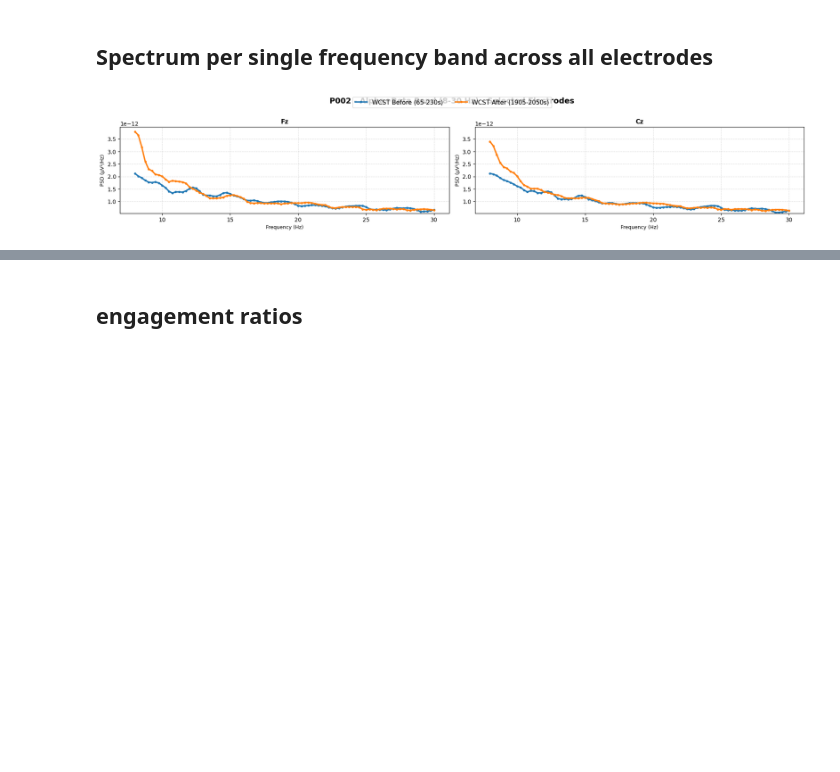
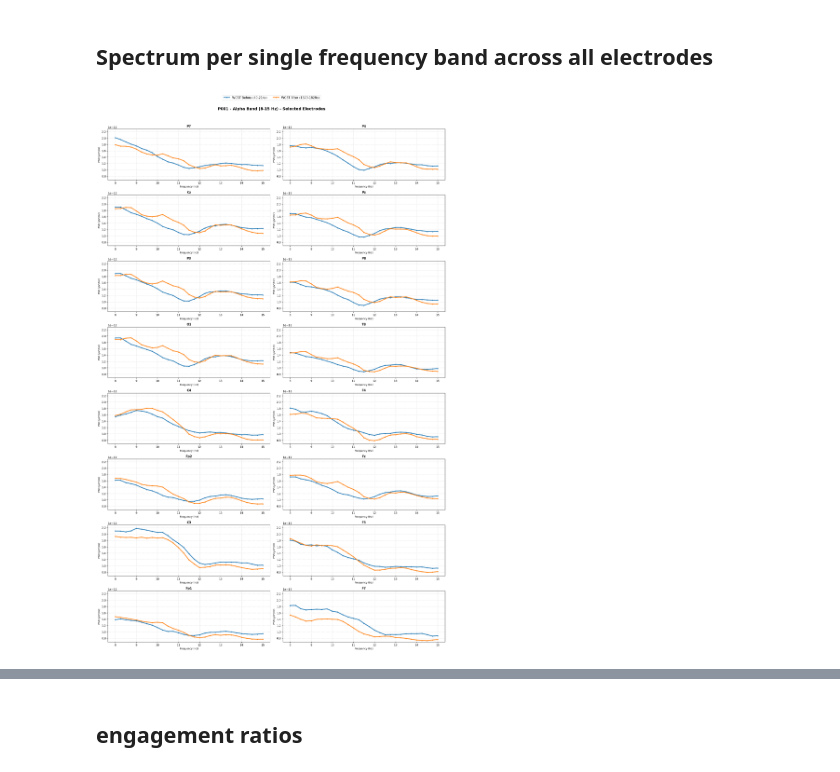
Before and after one commit to NadimSALEEM/0x2x2dual_WCST_analysis, a Jupyter notebook: 2-back/eeg/2back_eeg.ipynb, the cells around one changed output, grey strips where cells are left out. Cells and saved outputs as stored; diff of their text form; code cells hidden in the pictures; blank space fills up the shorter version.

```diff
--- a/2-back/eeg/2back_eeg.ipynb
+++ b/2-back/eeg/2back_eeg.ipynb
@@ -168,9 +168,14 @@ manual_intervals_by_subject = {
     # "P004": {"WCST Before": (0, 150), "WCST After": (1047, 1190)},
 }
 
-# Leave [] to use all EEG electrodes everywhere downstream.
-selected_electrodes_for_spectrum = ["Fz", "Cz"]
-# selected_electrodes_for_spectrum = []
+# Use all EEG electrodes except T7 and F8
+exclude_electrodes_for_spectrum = {"T7", "F8", "O2"}
+
+first_raw = next(iter(raw_bp_by_subject.values()))
+all_eeg_channels = [first_raw.ch_names[idx] for idx in mne.pick_types(first_raw.info, eeg=True, meg=False)]
+
+selected_electrodes_for_spectrum = [ch for ch in all_eeg_channels if ch not in exclude_electrodes_for_spectrum]
+print("Selected electrodes:", selected_electrodes_for_spectrum)
 
 fmin, fmax = 1.0, 40.0
 spectrum_results = {}
@@ -270,9 +276,9 @@ freq_bands = {
 }
 
 # Select which band to plot
-selected_band = "Alpha+Beta"  # Change to any band name above
-subject_for_band = "P002"  # Change to P002/P003/P004 as needed
-selected_electrodes = []
+selected_band = "Alpha"  # Change to any band name above
+subject_for_band = "P001"  # Change to P002/P003/P004 as needed
+selected_electrodes = selected_electrodes_for_spectrum
 
 if selected_band not in freq_bands:
     available = ", ".join(list(freq_bands.keys()))
@@ -339,31 +345,31 @@ for plot_idx, ch_idx in enumerate(selected_indices):
         band_mask = (freqs >= band_range[0]) & (freqs <= band_range[1])
         band_freqs = freqs[band_mask]
         band_psd = psd_ch[band_mask]
 
         ax.plot(band_freqs, band_psd, label=f"{cond_name} ({interval[0]}-{interval[1]}s)",
                 linewidth=2.5, marker="o", markersize=3)
 
     ax.set_title(ch_name, fontsize=11, fontweight="bold")
     ax.set_ylim(ylim_all_electrodes)  # UNIFIED SCALE
     ax.grid(True, alpha=0.4, linestyle="--")
     ax.set_ylabel("PSD (μV²/Hz)", fontsize=9)
     ax.set_xlabel("Frequency (Hz)", fontsize=9)
 
 # Remove empty subplots
 for plot_idx in range(n_channels, len(axes)):
     fig.delaxes(axes[plot_idx])
 
 fig.legend(axes[0].get_legend_handles_labels()[0],
            axes[0].get_legend_handles_labels()[1],
            loc="upper center", ncol=2, bbox_to_anchor=(0.5, 1.02), fontsize=11, frameon=True)
 
 fig.suptitle(
     f"{subject_for_band} - {selected_band} Band ({band_range[0]}-{band_range[1]} Hz) - Selected Electrodes",
     fontsize=14,
     fontweight="bold",
     y=0.995,
 )
 plt.tight_layout(rect=[0, 0, 1, 0.98])
 plt.show()
 # %% [output]
-[figure, old version]
+[figure, new version]
```
Also changed, not shown: parts of 6 cells of this notebook, 1 other file.
